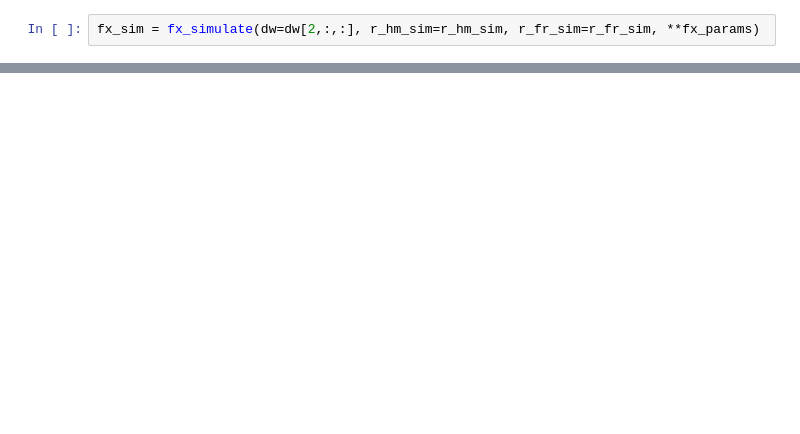
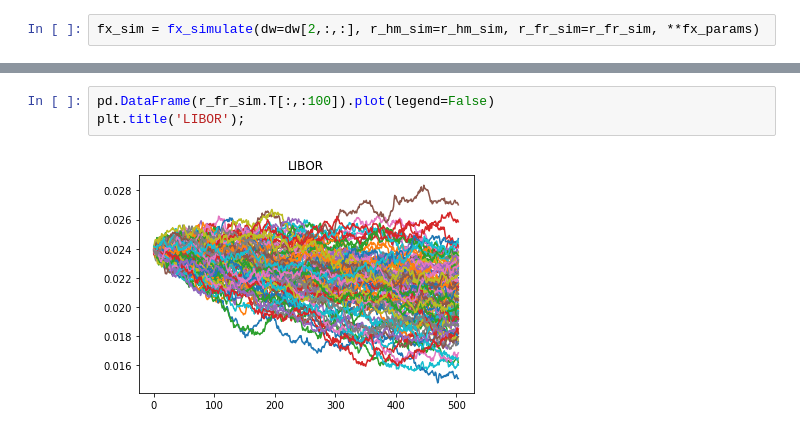
Before and after one commit to RomanovIV/hse_home_projects, a Jupyter notebook: swap_fwd_opt.ipynb, the cells around one changed output, grey strips where cells are left out. Cells and saved outputs as stored; diff of their text form; blank space fills up the shorter version.

```diff
--- a/swap_fwd_opt.ipynb
+++ b/swap_fwd_opt.ipynb
@@ -179,0 +105,5 @@ for step in range(steps):
+# %%
+pd.DataFrame(r_fr_sim.T[:,:100]).plot(legend=False)
+plt.title('LIBOR');
+# %% [output]
+[figure, added]
```
Also changed, not shown: parts of 52 cells of this notebook.
